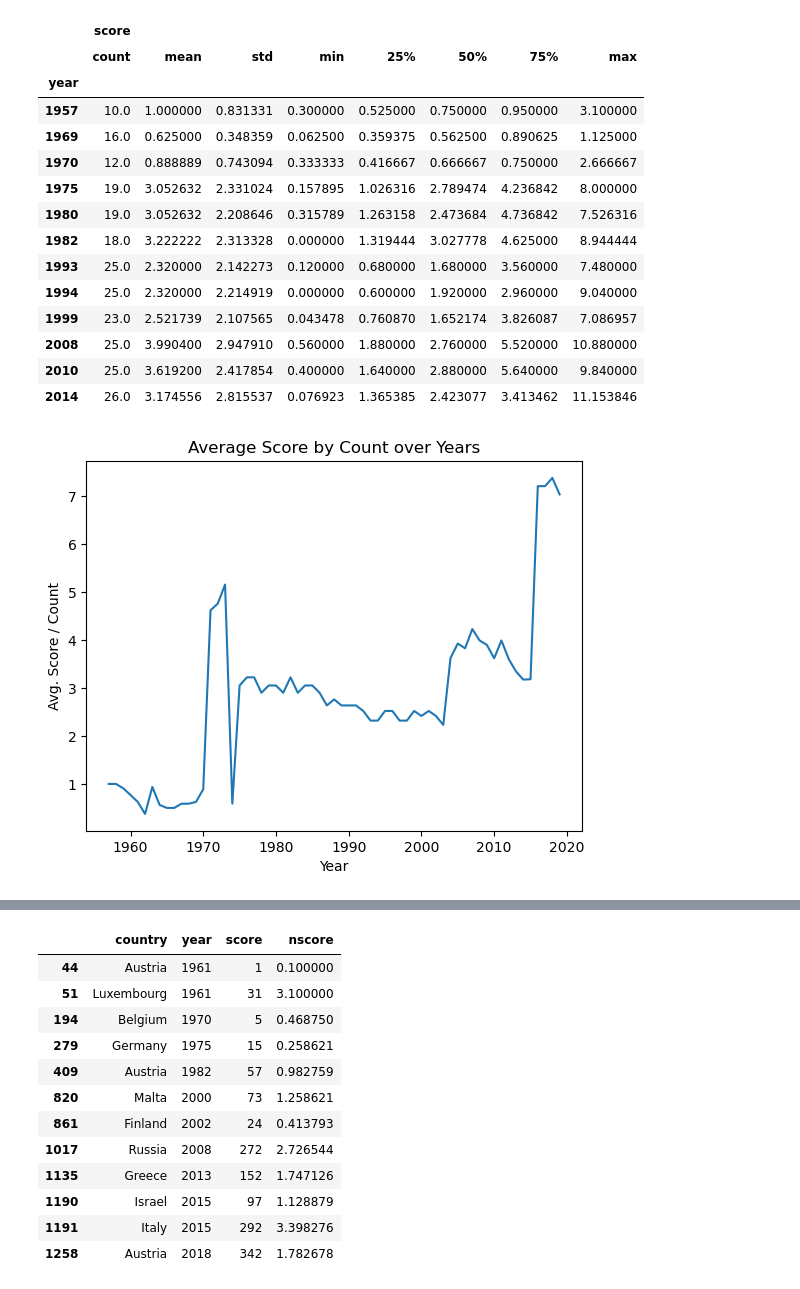
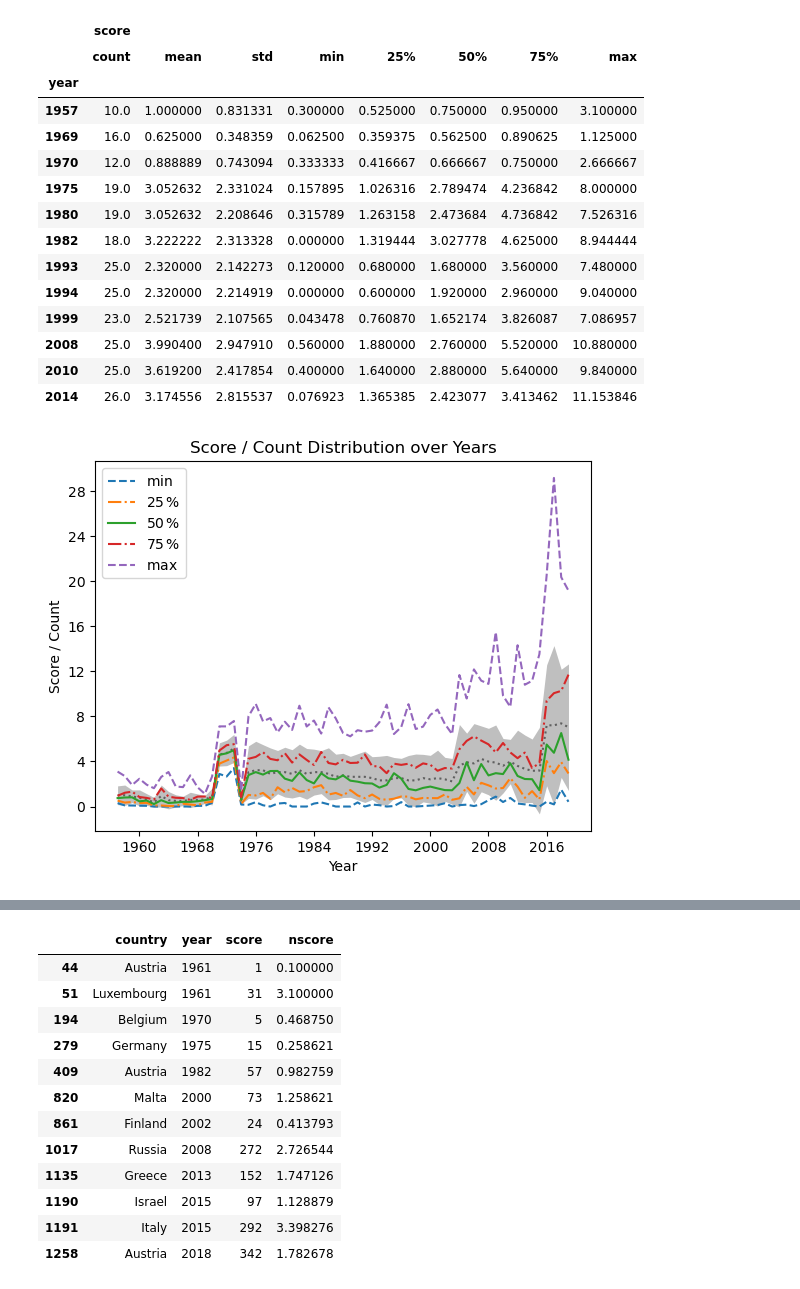
Before and after one commit to DavorPenzar/eurovision, a Jupyter notebook: Transform_Raw_Scores_Data.ipynb, the cells around one changed output, grey strips where cells are left out. Cells and saved outputs as stored; diff of their text form; code cells hidden in the pictures.

```diff
--- a/Transform_Raw_Scores_Data.ipynb
+++ b/Transform_Raw_Scores_Data.ipynb
@@ -545,18 +618,67 @@ scores_by_count.sample(12, replace = False, random_state = 2020).sort_index()
 | 2008 | 25.0 | 3.990400 | 2.947910 | 0.560000 | 1.880000 | 2.760000 | 5.520000 | 10.880000 |
 | 2010 | 25.0 | 3.619200 | 2.417854 | 0.400000 | 1.640000 | 2.880000 | 5.640000 | 9.840000 |
 | 2014 | 26.0 | 3.174556 | 2.815537 | 0.076923 | 1.365385 | 2.423077 | 3.413462 | 11.153846 |
-# %%
-ax = plt.gca()
-ax.plot(
-    scores_by_count.index,
-    scores_by_count[('score', 'mean')],
-    marker = 'None',
-    linestyle = '-'
-)
-ax.set_title('Average Score by Count over Years')
-ax.set_xlabel('Year')
-ax.set_ylabel('Avg. Score / Count')
-plt.show()
-# %% [output]
-[figure, removed]
+# %%
+ax = plt.gca()
+ax.fill_between(
+    scores_by_count.index,
+    scores_by_count[('score', 'mean')] + scores_by_count[('score', 'std')],
+    scores_by_count[('score', 'mean')] - scores_by_count[('score', 'std')],
+    color = 'black',
+    linestyle = 'None',
+    linewidth = 0,
+    alpha = 0.25
+)
+ax.plot(
+    scores_by_count.index,
+    scores_by_count[('score', 'mean')],
+    color = 'black',
+    marker = 'None',
+    linestyle = ':',
+    alpha = 0.5
+)
+ax.plot(
+    scores_by_count.index,
+    scores_by_count[('score', 'min')],
+    marker = 'None',
+    linestyle = '--',
+    label = r"$ {\min} $"
+)
+ax.plot(
+    scores_by_count.index,
+    scores_by_count[('score', '25%')],
+    marker = 'None',
+    linestyle = '-.',
+    label = "$ 25 \, \% $"
+)
+ax.plot(
+    scores_by_count.index,
+    scores_by_count[('score', '50%')],
+    marker = 'None',
+    linestyle = '-',
+    label = "$ 50 \, \% $"
+)
+ax.plot(
+    scores_by_count.index,
+    scores_by_count[('score', '75%')],
+    marker = 'None',
+    linestyle = '-.',
+    label = "$ 75 \, \% $"
+)
+ax.plot(
+    scores_by_count.index,
+    scores_by_count[('score', 'max')],
+    marker = 'None',
+    linestyle = '--',
+    label = r"$ {\max} $"
+)
+ax.legend(loc = 'upper left')
+ax.set_title('Score / Count Distribution over Years')
+ax.xaxis.set_major_locator(ticker.MaxNLocator(integer = True))
+ax.yaxis.set_major_locator(ticker.MaxNLocator(integer = True))
+ax.set_xlabel('Year')
+ax.set_ylabel('Score / Count')
+plt.show()
+# %% [output]
+[figure, added]
 # %% [markdown]
```
Also changed, not shown: parts of 27 cells of this notebook.
